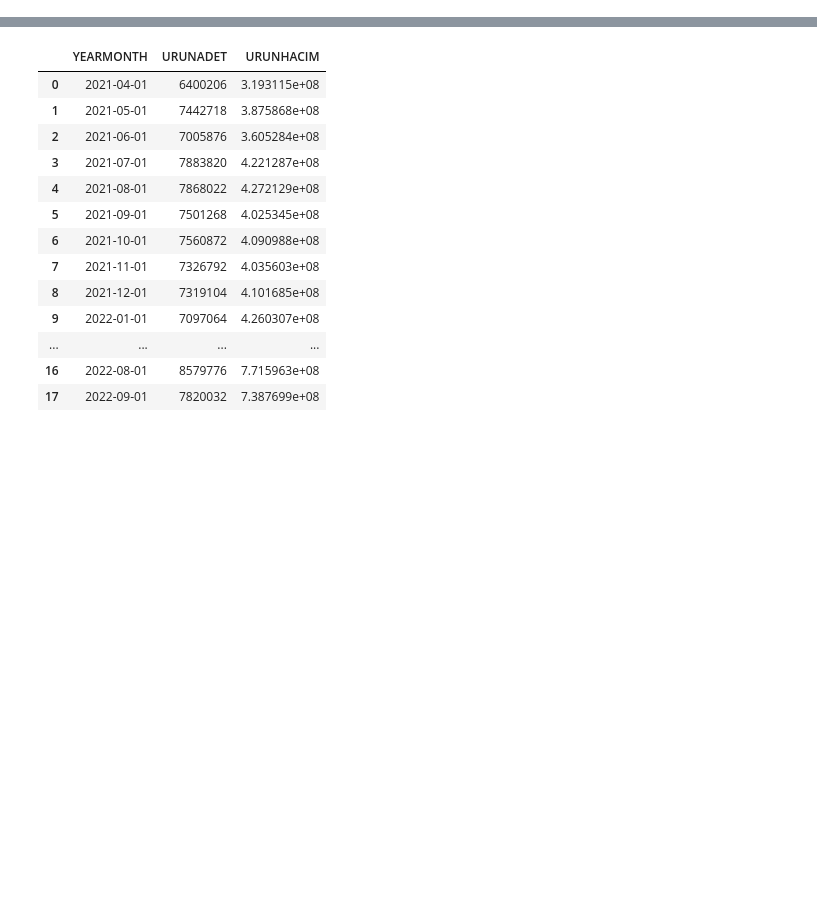
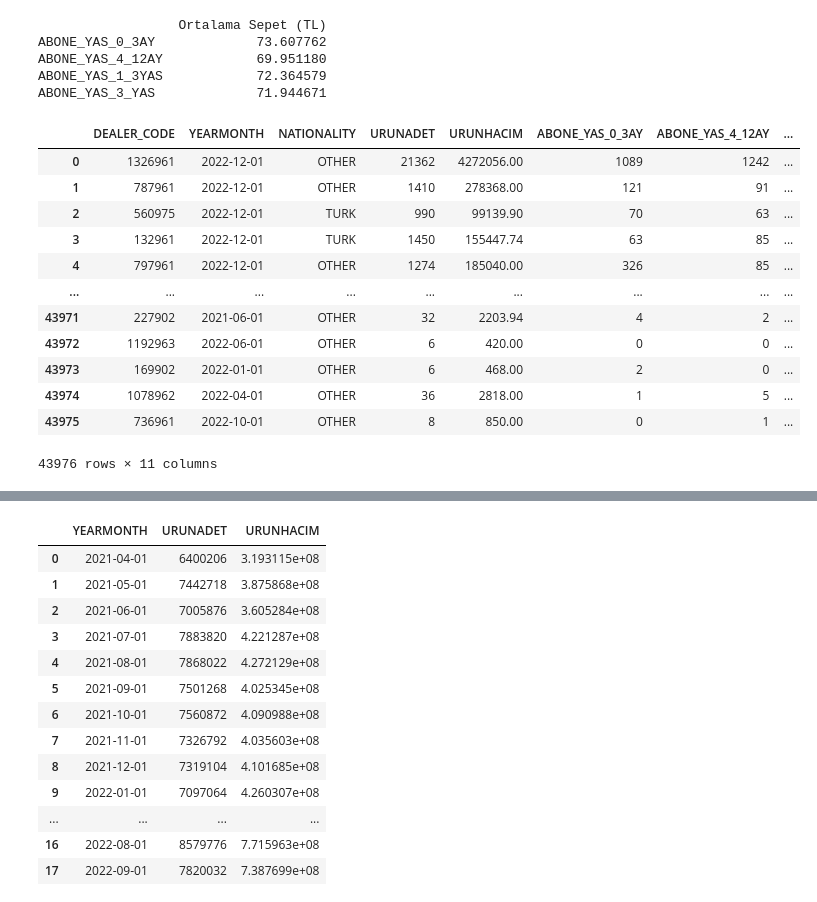
Before and after one commit to keskinyasir/Sales_Performance_Application, a Jupyter notebook: Sales_Perfromance_App_Test.ipynb, the cells around one changed output, grey strips where cells are left out. Drawn from its saved outputs; the diff is of its cells as text; code cells hidden in the pictures; blank space fills up the shorter version.

```diff
--- a/Sales_Perfromance_App_Test.ipynb
+++ b/Sales_Perfromance_App_Test.ipynb
@@ -13,0 +92,23 @@ df_demo = pd.read_excel(excel_file, sheet_name="ILCE DEMOGRAFI")
+# %%
+
+# sales: orijinal satış DataFrame
+data = df_sales.copy()
+
+# 1. Abonelik segmentlerinin toplam satış adedine katkı payı (%)
+segments = data[['ABONE_YAS_0_3AY', 'ABONE_YAS_4_12AY', 'ABONE_YAS_1_3YAS', 'ABONE_YAS_3_YAS']].sum()
+segment_pct = segments / segments.sum() * 100
+
+# 2. Ortalama sepet büyüklüğü (ortalama gelir) hesaplama
+total_adet = data['URUNADET'].sum()
+total_hacim = data['URUNHACIM'].sum()
+segment_revenue = (segments / total_adet) * total_hacim
+avg_basket_size = segment_revenue / segments
+
+# Sonuçları bir DataFrame'de gösterme
+result = pd.DataFrame({
+    'Segment Adet': segments,
+    'Katkı (%)': segment_pct,
+    'Tahmini Gelir (TL)': segment_revenue,
+    'Ortalama Sepet (TL)': avg_basket_size
+})
+print(result)
@@ -13,0 +127,39 @@ df_demo = pd.read_excel(excel_file, sheet_name="ILCE DEMOGRAFI")
+# %%
+# 1. Birim fiyatı hesapla
+data['unit_price'] = data['URUNHACIM'] / data['URUNADET']
+
+# 2. Segmentler
+segments = ['ABONE_YAS_0_3AY', 'ABONE_YAS_4_12AY', 'ABONE_YAS_1_3YAS', 'ABONE_YAS_3_YAS']
+
+# 3. Segment bazlı ortalama sepet büyüklüğünü hesapla
+avg_basket = {}
+for seg in segments:
+    avg_basket[seg] = (data['unit_price'] * data[seg]).sum() / data[seg].sum()
+
+# 4. Sonuçları tabloya çevir
+avg_basket_df = pd.DataFrame.from_dict(
+    avg_basket, orient='index', columns=['Ortalama Sepet (TL)']
+)
+print(avg_basket_df)
+# %% [output]
+                  Ortalama Sepet (TL)
+ABONE_YAS_0_3AY             73.607762
+ABONE_YAS_4_12AY            69.951180
+ABONE_YAS_1_3YAS            72.364579
+ABONE_YAS_3_YAS             71.944671
+# %%
+data
+# %% [output]
+|  | DEALER_CODE | YEARMONTH | NATIONALITY | URUNADET | URUNHACIM | ABONE_YAS_0_3AY | ABONE_YAS_4_12AY | ... |
+| 0 | 1326961 | 2022-12-01 | OTHER | 21362 | 4272056.00 | 1089 | 1242 | ... |
+| 1 | 787961 | 2022-12-01 | OTHER | 1410 | 278368.00 | 121 | 91 | ... |
+| 2 | 560975 | 2022-12-01 | TURK | 990 | 99139.90 | 70 | 63 | ... |
+| 3 | 132961 | 2022-12-01 | TURK | 1450 | 155447.74 | 63 | 85 | ... |
+| 4 | 797961 | 2022-12-01 | OTHER | 1274 | 185040.00 | 326 | 85 | ... |
+| ... | ... | ... | ... | ... | ... | ... | ... | ... |
+| 43971 | 227902 | 2021-06-01 | OTHER | 32 | 2203.94 | 4 | 2 | ... |
+| 43972 | 1192963 | 2022-06-01 | OTHER | 6 | 420.00 | 0 | 0 | ... |
+| 43973 | 169902 | 2022-01-01 | OTHER | 6 | 468.00 | 2 | 0 | ... |
+| 43974 | 1078962 | 2022-04-01 | OTHER | 36 | 2818.00 | 1 | 5 | ... |
+| 43975 | 736961 | 2022-10-01 | OTHER | 8 | 850.00 | 0 | 1 | ... |
+43976 rows × 11 columns
```
Also changed, not shown: parts of 7 cells of this notebook, 1 other file.
